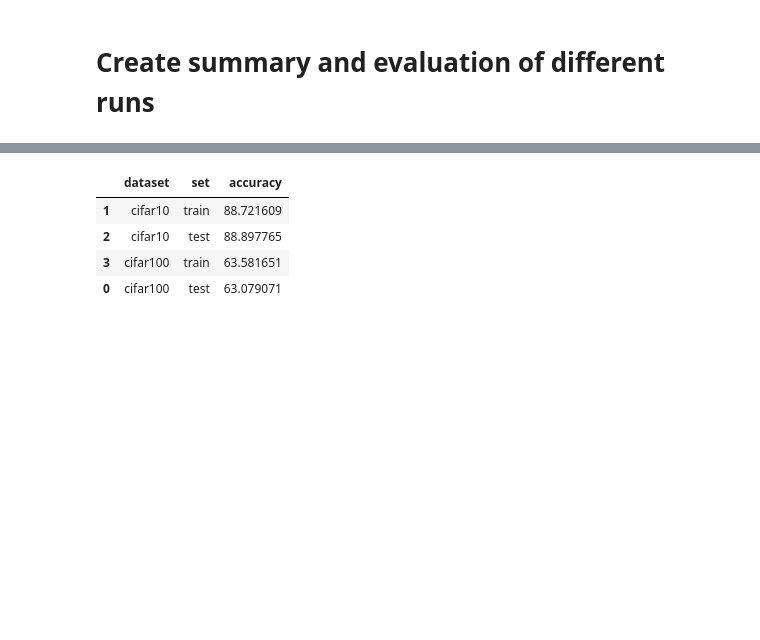
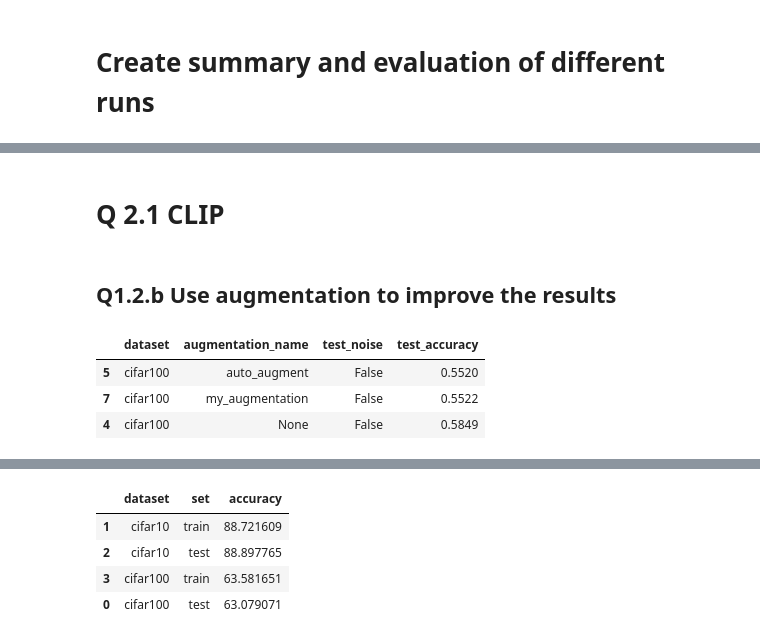
Before and after one commit to adamdivak/uvadlc_practicals_2023, a Jupyter notebook: assignment2/evaluate.ipynb, the cells around one changed output, grey strips where cells are left out. Cells and saved outputs as stored; diff of their text form; code cells hidden in the pictures; blank space fills up the shorter version.

```diff
--- a/assignment2/evaluate.ipynb
+++ b/assignment2/evaluate.ipynb
@@ -38,0 +62,11 @@ resnet_df.sort_values(["dataset", "augmentation_name", "test_noise"])
+# %% [markdown]
+# Q 2.1 CLIP
+# %% [markdown]
+## Q1.2.b Use augmentation to improve the results
+# %%
+resnet_df.query("dataset == 'cifar100' and test_noise == False")
+# %% [output]
+|  | dataset | augmentation_name | test_noise | test_accuracy |
+| 5 | cifar100 | auto_augment | False | 0.5520 |
+| 7 | cifar100 | my_augmentation | False | 0.5522 |
+| 4 | cifar100 | None | False | 0.5849 |
```
Also changed, not shown: parts of 36 cells of this notebook, 9 other files.
